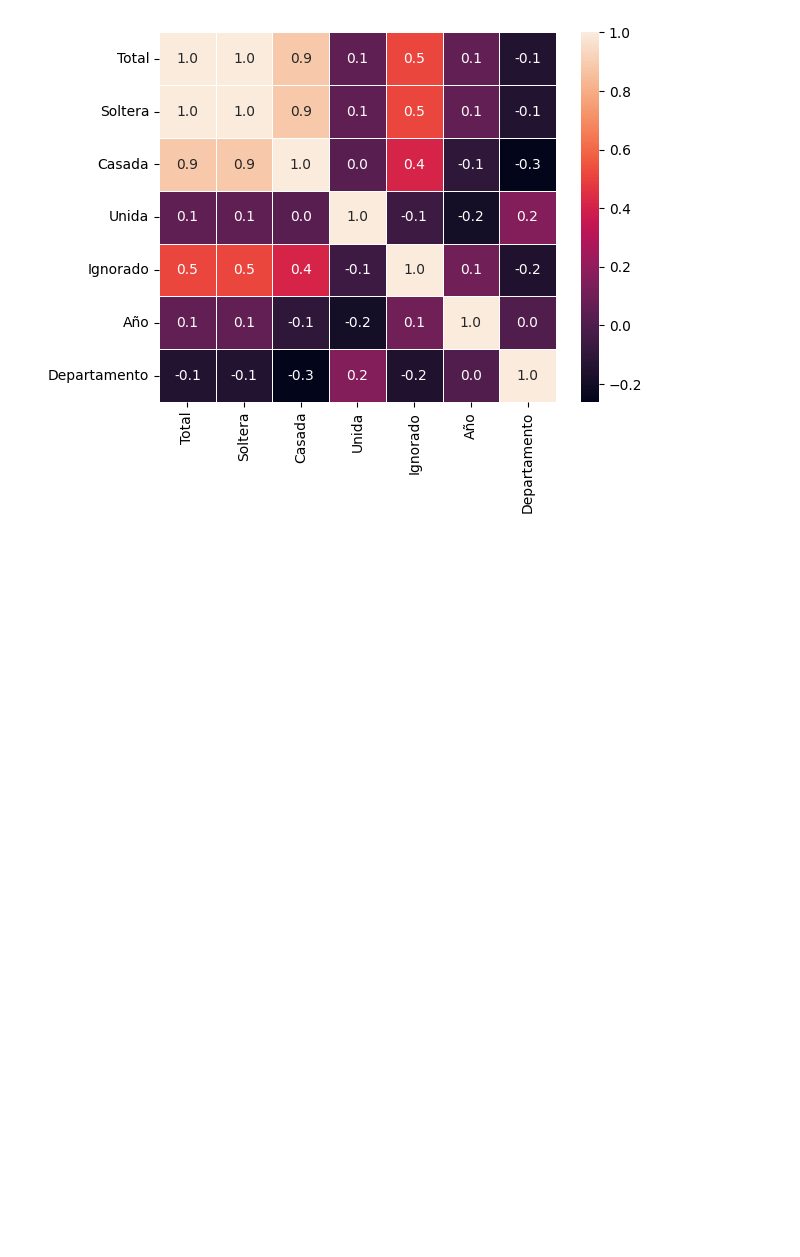
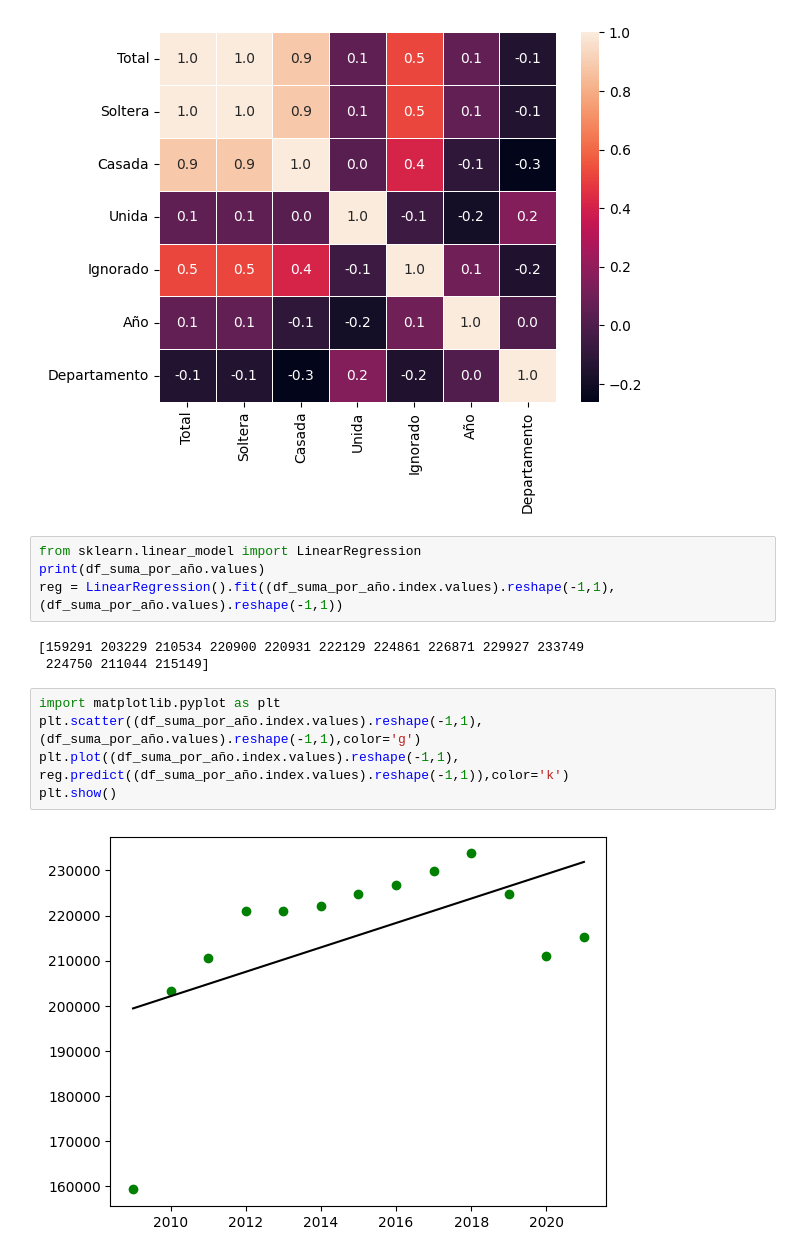
Before and after one commit to aleg001/Proyecto1-MD, a Jupyter notebook: Natalidad.ipynb, the cells around one changed output. Saved outputs shown, nothing was run; the diff lists cells and outputs as text; blank space fills up the shorter version.

```diff
--- a/Natalidad.ipynb
+++ b/Natalidad.ipynb
@@ -272,3 +272,17 @@ sns.heatmap(correlation, annot=True, fmt=".1f", linewidth=.5)
 # %% [output]
 <AxesSubplot: >
 [figure]
+# %%
+from sklearn.linear_model import LinearRegression
+print(df_suma_por_año.values)
+reg = LinearRegression().fit((df_suma_por_año.index.values).reshape(-1,1), (df_suma_por_año.values).reshape(-1,1))
+# %% [output]
+[159291 203229 210534 220900 220931 222129 224861 226871 229927 233749
+ 224750 211044 215149]
+# %%
+import matplotlib.pyplot as plt
+plt.scatter((df_suma_por_año.index.values).reshape(-1,1), (df_suma_por_año.values).reshape(-1,1),color='g')
+plt.plot((df_suma_por_año.index.values).reshape(-1,1), reg.predict((df_suma_por_año.index.values).reshape(-1,1)),color='k')
+plt.show()
+# %% [output]
+[figure, added]
```
Also changed, not shown: parts of 4 cells of this notebook.
